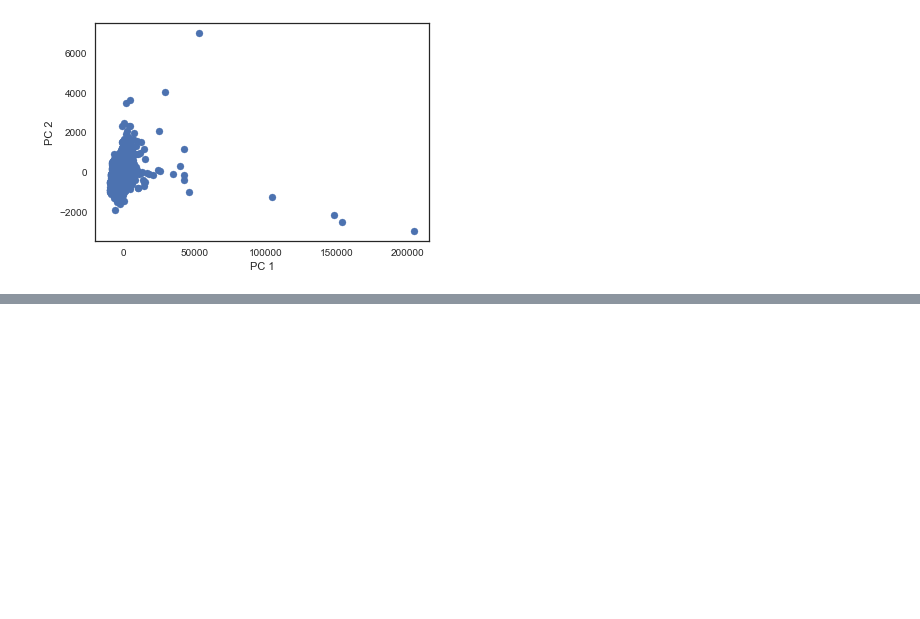
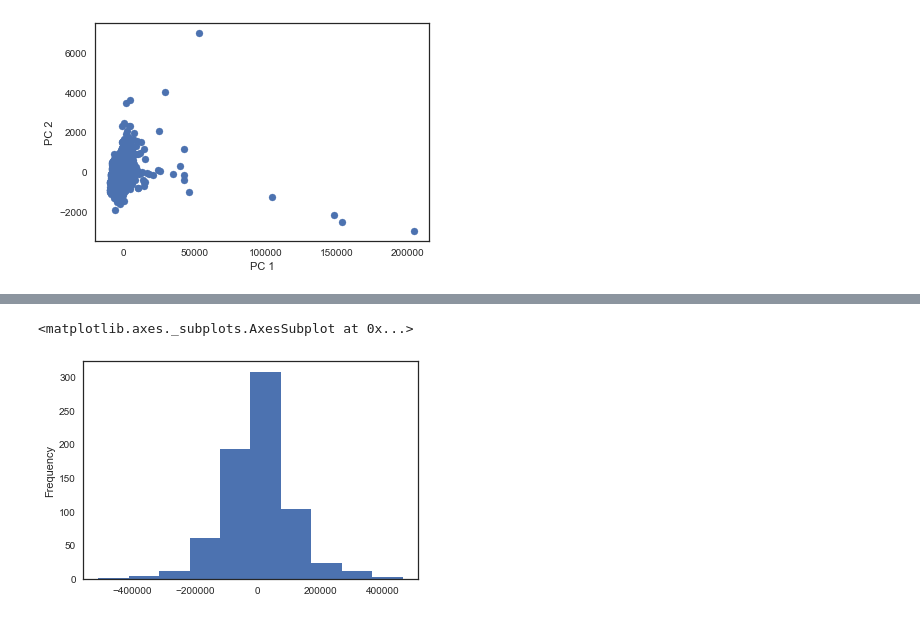
Before and after one commit to DaysOfCode/zena_housepricing, a Jupyter notebook: House_Prices_DOC.ipynb, the cells around one changed output, grey strips where cells are left out. Cells and saved outputs as stored; diff of their text form; code cells hidden in the pictures; blank space fills up the shorter version.

```diff
--- a/House_Prices_DOC.ipynb
+++ b/House_Prices_DOC.ipynb
@@ -745,3 +695,18 @@ RandomForestRegressor(bootstrap=True, criterion='mse', max_depth=None,
            min_samples_leaf=1, min_samples_split=2,
            min_weight_fraction_leaf=0.0, n_estimators=500, n_jobs=2,
            oob_score=False, random_state=None, verbose=0, warm_start=False)
+# %%
+# "optimal' Random Forest
+
+from sklearn.ensemble import RandomForestRegressor
+
+model_rf = RandomForestRegressor(bootstrap=True, criterion='mse', max_depth=None,
+           max_features=8, max_leaf_nodes=None, min_impurity_split=1e-07,
+           min_samples_leaf=1, min_samples_split=2,
+           min_weight_fraction_leaf=0.0, n_estimators=500, n_jobs=2,
+           oob_score=False, random_state=None, verbose=0, warm_start=False)
+model_rf.fit(X_train, Y_train)
+y_pred_train = model_rf.predict(X_train)
+y_pred_test = model_rf.predict(X_test)
+
+print RMSE(y_pred_train, Y_train), RMSE(y_pred_test, Y_test) # the result is worse than the RF probably overfitting
@@ -803,0 +883,21 @@ plt.show()
+# %%
+model_gb = GradientBoostingRegressor(alpha=0.9, criterion='friedman_mse', init=None,
+             learning_rate=0.05, loss='ls', max_depth=3, max_features=None,
+             max_leaf_nodes=None, min_impurity_split=1e-07,
+             min_samples_leaf=10, min_samples_split=5,
+             min_weight_fraction_leaf=0.0, n_estimators=500,
+             presort='auto', random_state=None, subsample=1.0, verbose=0,
+             warm_start=False)
+model_gb.fit(X_train, Y_train)
+y_pred_train = model_gb.predict(X_train)
+y_pred_test = model_gb.predict(X_test)
+
+# train_SalesPrice = pd.read_csv('train.csv')
+
+
+a = pd.Series(np.exp(y_pred_train)) #check
+b = pd.Series(np.exp(Y_train))  # check
+print a.describe(), b.describe()
+
+rmse = RMSE(a, b) # exponentiate the y and yhat
+print np.sqrt(rmse) # actually this was not rmse but mse
@@ -803,0 +923,5 @@ plt.show()
+# %%
+# checking the errors
+c = a - b
+
+c.describe()
@@ -803,0 +938,5 @@ plt.show()
+# %%
+c.plot(kind = "hist") #the errors are not exactly normal but this will do for the moment
+# %% [output]
+<matplotlib.axes._subplots.AxesSubplot at 0x...>
+[figure, added]
```
Also changed, not shown: parts of 28 cells of this notebook, 1 other file.
